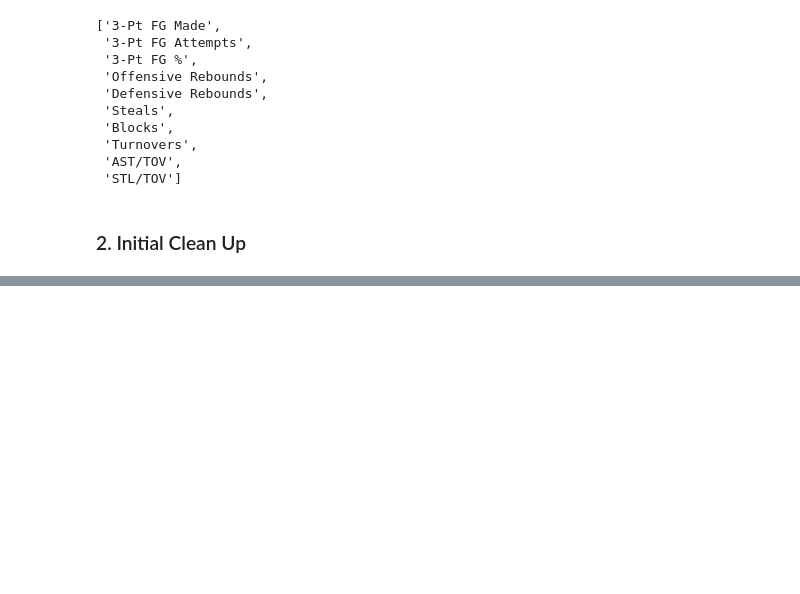
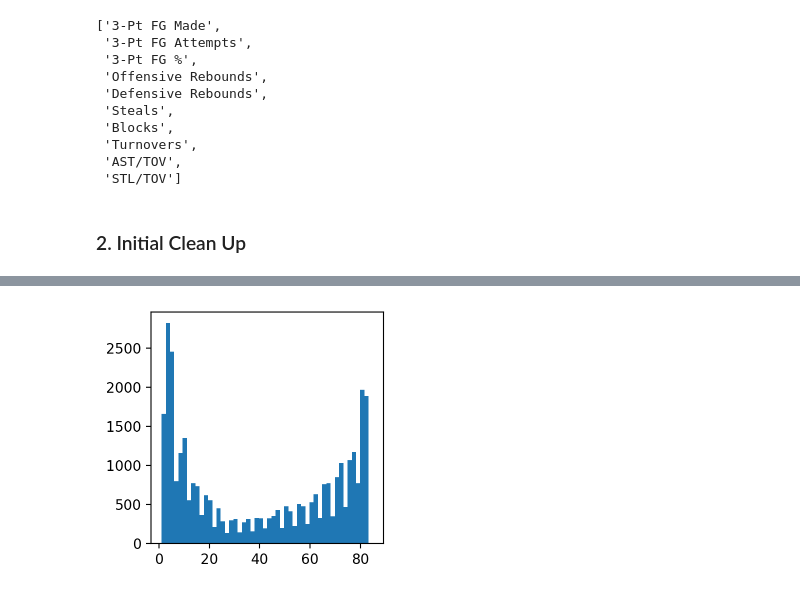
Before and after one commit to ryanoh999/NBA_EDA_Group_29, a Jupyter notebook: final_project_sam.ipynb, the cells around one changed output, grey strips where cells are left out. Cells and saved outputs as stored; diff of their text form; code cells hidden in the pictures; blank space fills up the shorter version.

```diff
--- a/final_project_sam.ipynb
+++ b/final_project_sam.ipynb
@@ -170,0 +186,6 @@ _______________________
+# %%
+fig,ax=plt.subplots(figsize=(3,3))
+ax.hist(nba_raw['Games Played'],bins=50)
+plt.show()
+# %% [output]
+[figure, added]
```
Also changed, not shown: parts of 51 cells of this notebook.
